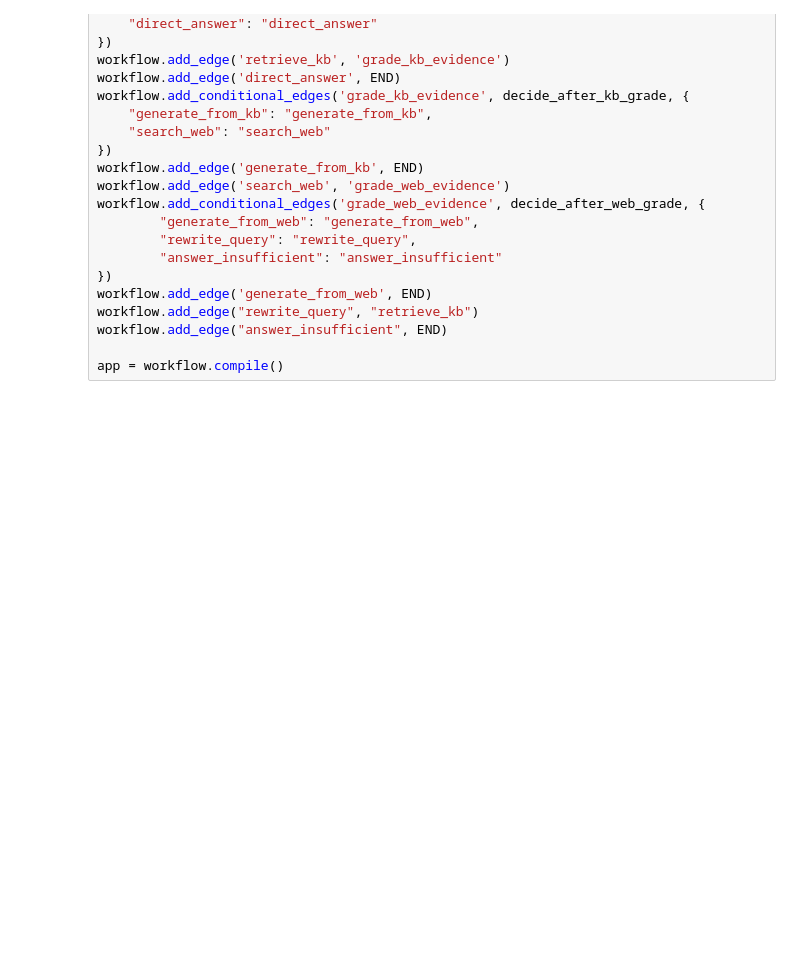
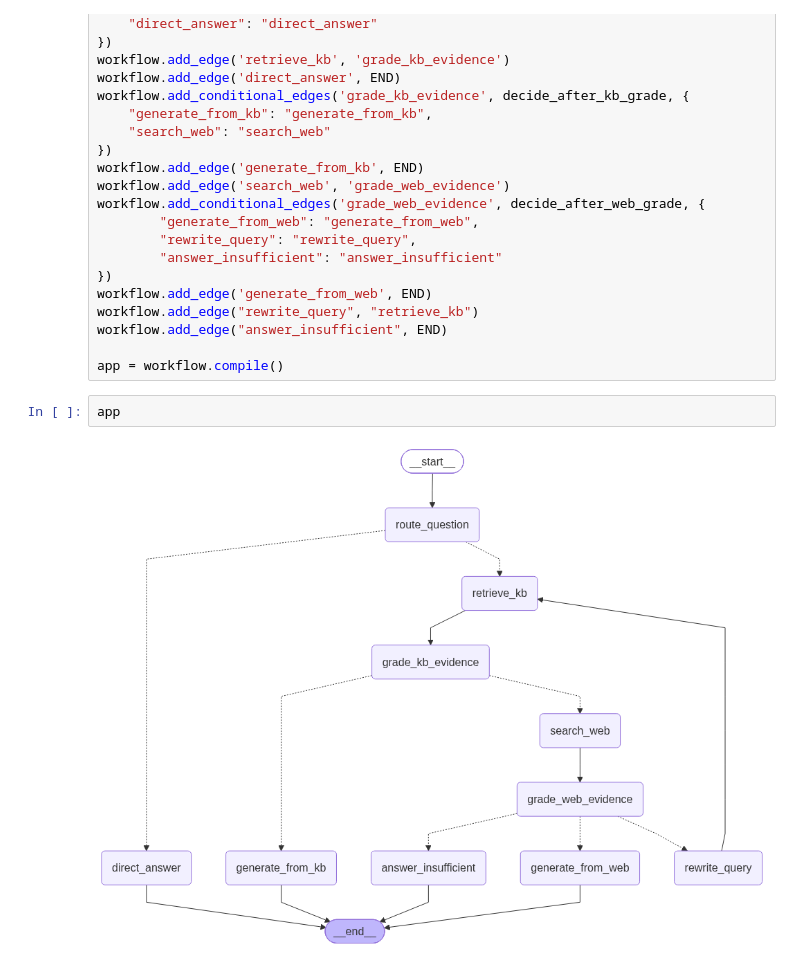
Before and after one commit to PrathmeshRanjan/agentic-rag, a Jupyter notebook: agentic-rag.ipynb, the cells around one changed output. Drawn from its saved outputs; the diff is of its cells as text; blank space fills up the shorter version.

```diff
--- a/agentic-rag.ipynb
+++ b/agentic-rag.ipynb
@@ -449,3 +450,7 @@ workflow.add_edge("rewrite_query", "retrieve_kb")
 workflow.add_edge("answer_insufficient", END)
 
 app = workflow.compile()
+# %%
+app
+# %% [output]
+[figure, added]
```
Also changed, not shown: parts of 1 cell of this notebook, 2 other files.
